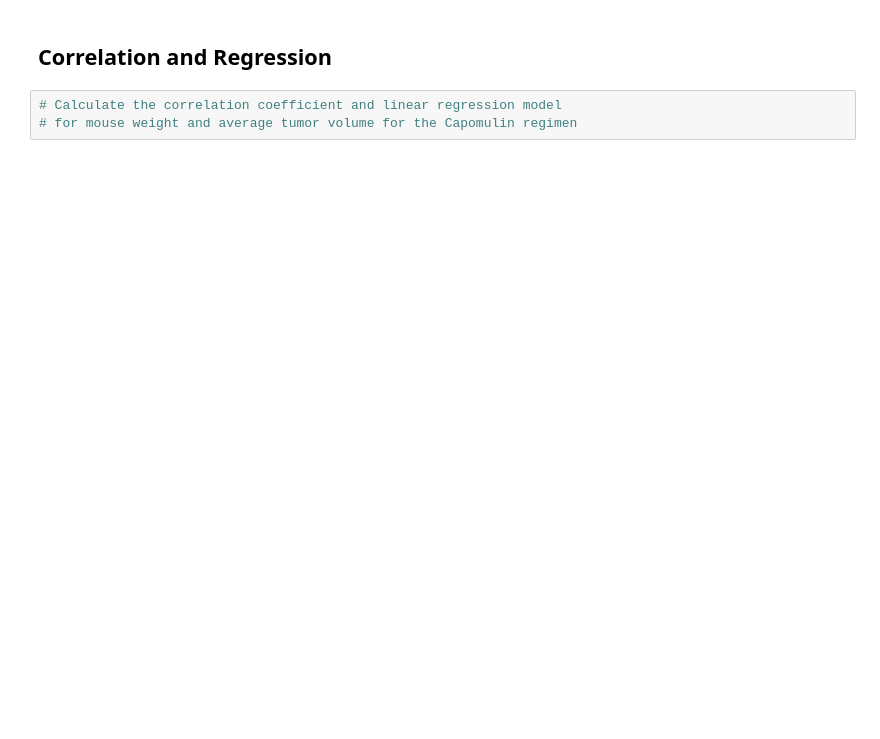
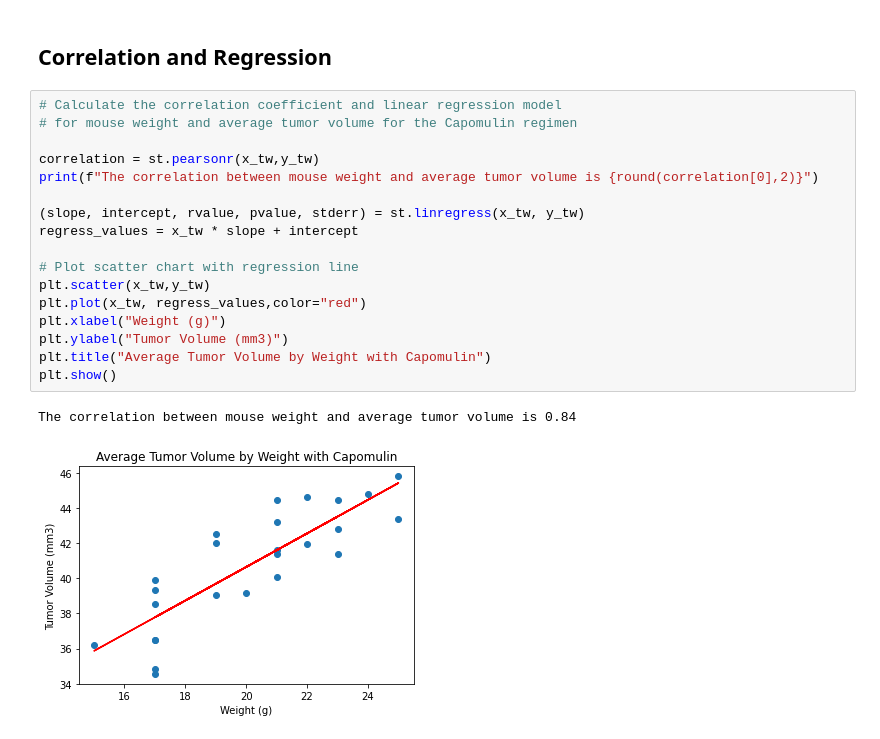
Before and after one commit to leonardz17/Matplotlib_Challenge, a Jupyter notebook: pymaceuticals_final.ipynb, the cells around one changed output. Cells and saved outputs as stored; diff of their text form; blank space fills up the shorter version.

```diff
--- a/pymaceuticals_final.ipynb
+++ b/pymaceuticals_final.ipynb
@@ -260,5 +303,22 @@ SyntaxError: invalid syntax (<ipython-input-30-41f6e45e4898>, line 8)
 # %% [markdown]
 ## Correlation and Regression
-# %%
-# Calculate the correlation coefficient and linear regression model
-# for mouse weight and average tumor volume for the Capomulin regimen
+# %%
+# Calculate the correlation coefficient and linear regression model
+# for mouse weight and average tumor volume for the Capomulin regimen
+
+correlation = st.pearsonr(x_tw,y_tw)
+print(f"The correlation between mouse weight and average tumor volume is {round(correlation[0],2)}")
+
+(slope, intercept, rvalue, pvalue, stderr) = st.linregress(x_tw, y_tw)
+regress_values = x_tw * slope + intercept
+
+# Plot scatter chart with regression line
+plt.scatter(x_tw,y_tw)
+plt.plot(x_tw, regress_values,color="red")
+plt.xlabel("Weight (g)")
+plt.ylabel("Tumor Volume (mm3)")
+plt.title("Average Tumor Volume by Weight with Capomulin")
+plt.show()
+# %% [output]
+The correlation between mouse weight and average tumor volume is 0.84
+[figure, added]
```
Also changed, not shown: parts of 11 cells of this notebook.
